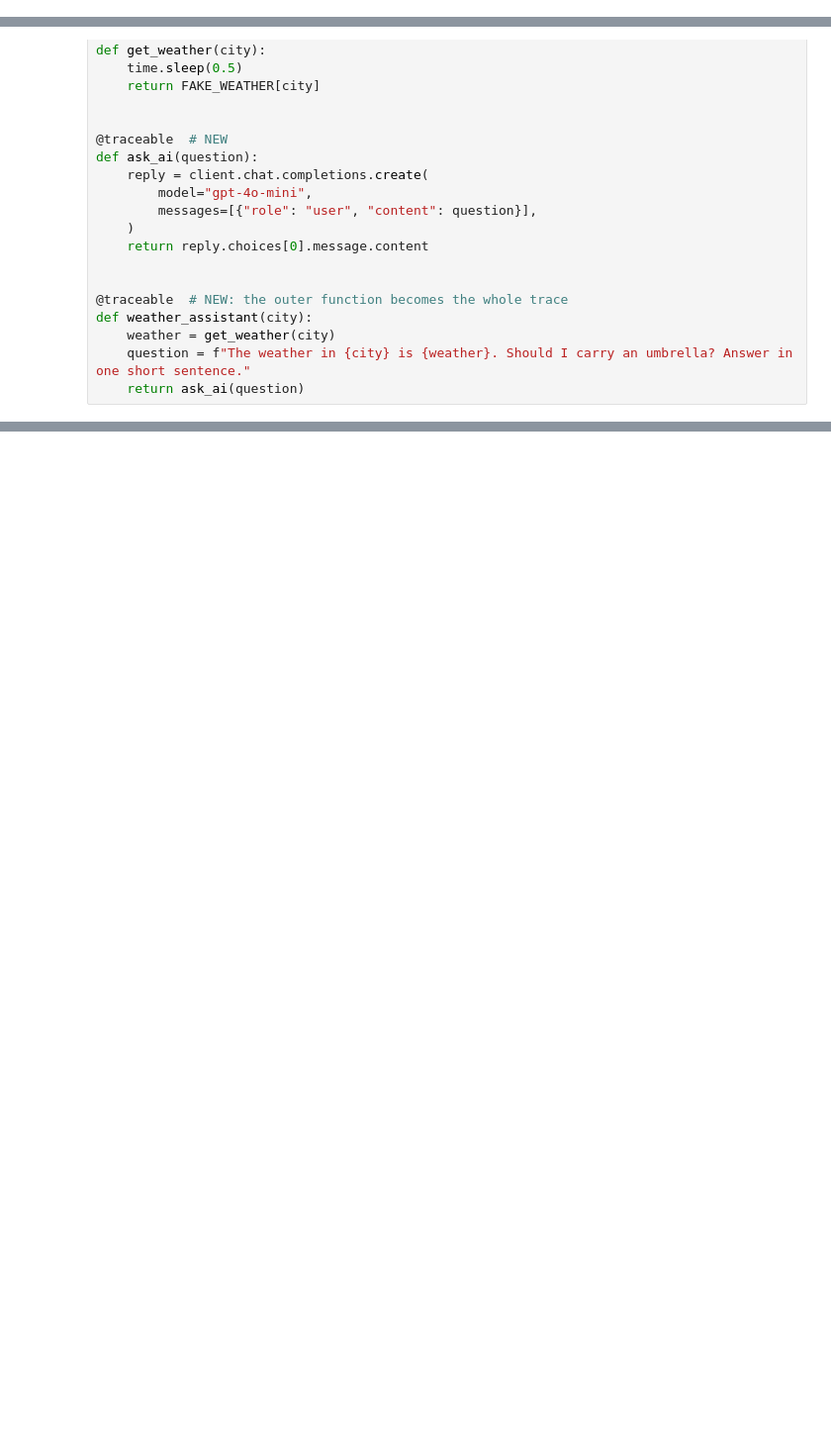
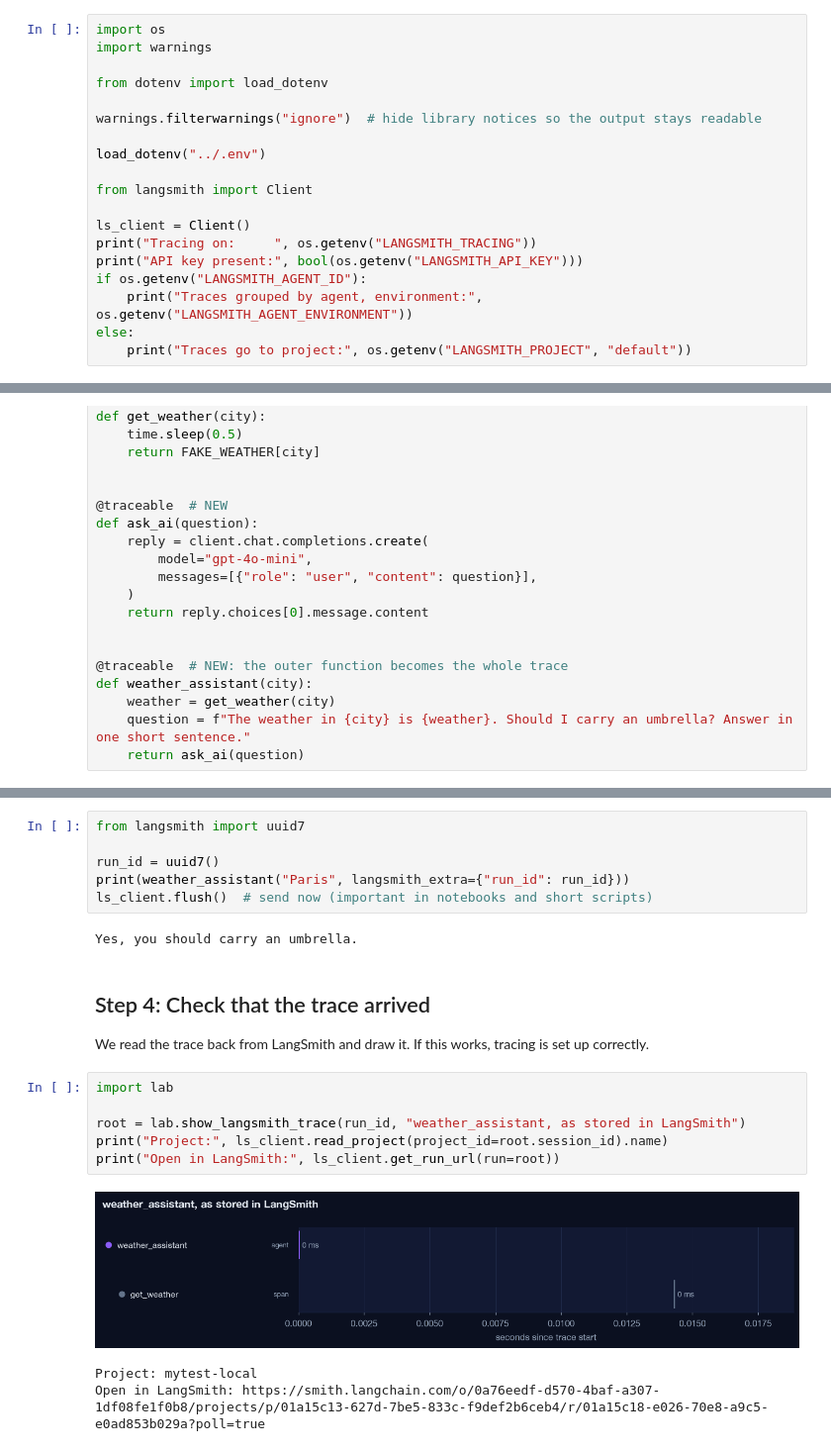
Before and after one commit to fnusatvik07/ai-observability-lab, a Jupyter notebook: notebooks/03_langsmith.ipynb, the cells around one changed output, grey strips where cells are left out. Shown at 99% size. Drawn from its saved outputs; the diff is of its cells as text; blank space fills up the shorter version.

```diff
--- a/notebooks/03_langsmith.ipynb
+++ b/notebooks/03_langsmith.ipynb
@@ -33,0 +32,19 @@ No LangSmith key yet. The code below still runs; it just does not send anything.
+# %%
+import os
+import warnings
+
+from dotenv import load_dotenv
+
+warnings.filterwarnings("ignore")  # hide library notices so the output stays readable
+
+load_dotenv("../.env")
+
+from langsmith import Client
+
+ls_client = Client()
+print("Tracing on:     ", os.getenv("LANGSMITH_TRACING"))
+print("API key present:", bool(os.getenv("LANGSMITH_API_KEY")))
+if os.getenv("LANGSMITH_AGENT_ID"):
+    print("Traces grouped by agent, environment:", os.getenv("LANGSMITH_AGENT_ENVIRONMENT"))
+else:
+    print("Traces go to project:", os.getenv("LANGSMITH_PROJECT", "default"))
@@ -82,0 +100,22 @@ No, you don't need to carry an umbrella.
+# %%
+from langsmith import uuid7
+
+run_id = uuid7()
+print(weather_assistant("Paris", langsmith_extra={"run_id": run_id}))
+ls_client.flush()  # send now (important in notebooks and short scripts)
+# %% [output]
+Yes, you should carry an umbrella.
+# %% [markdown]
+## Step 4: Check that the trace arrived
+
+We read the trace back from LangSmith and draw it. If this works, tracing is set up correctly.
+# %%
+import lab
+
+root = lab.show_langsmith_trace(run_id, "weather_assistant, as stored in LangSmith")
+print("Project:", ls_client.read_project(project_id=root.session_id).name)
+print("Open in LangSmith:", ls_client.get_run_url(run=root))
+# %% [output]
+[figure, added]
+Project: mytest-local
+Open in LangSmith: https://smith.langchain.com/o/0a76eedf-d570-4baf-a307-1df08fe1f0b8/projects/p/01a15c13-627d-7be5-833c-f9def2b6ceb4/r/01a15c18-e026-70e8-a9c5-e0ad853b029a?poll=true
```
Also changed, not shown: parts of 18 cells of this notebook, 37 other files.
